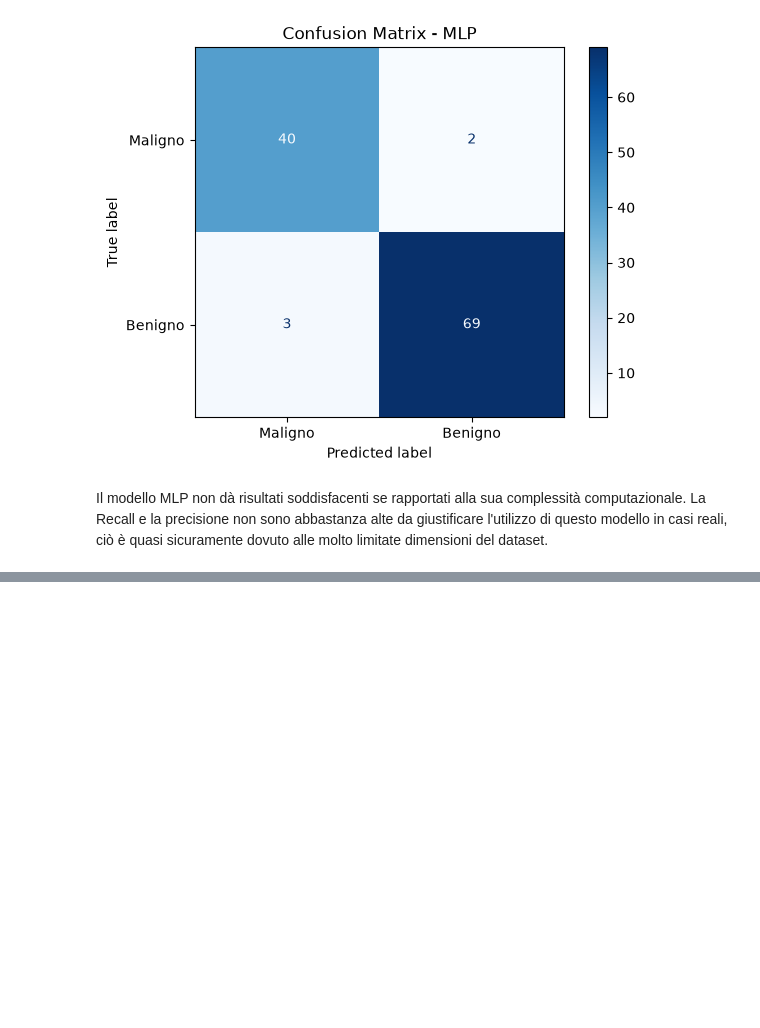
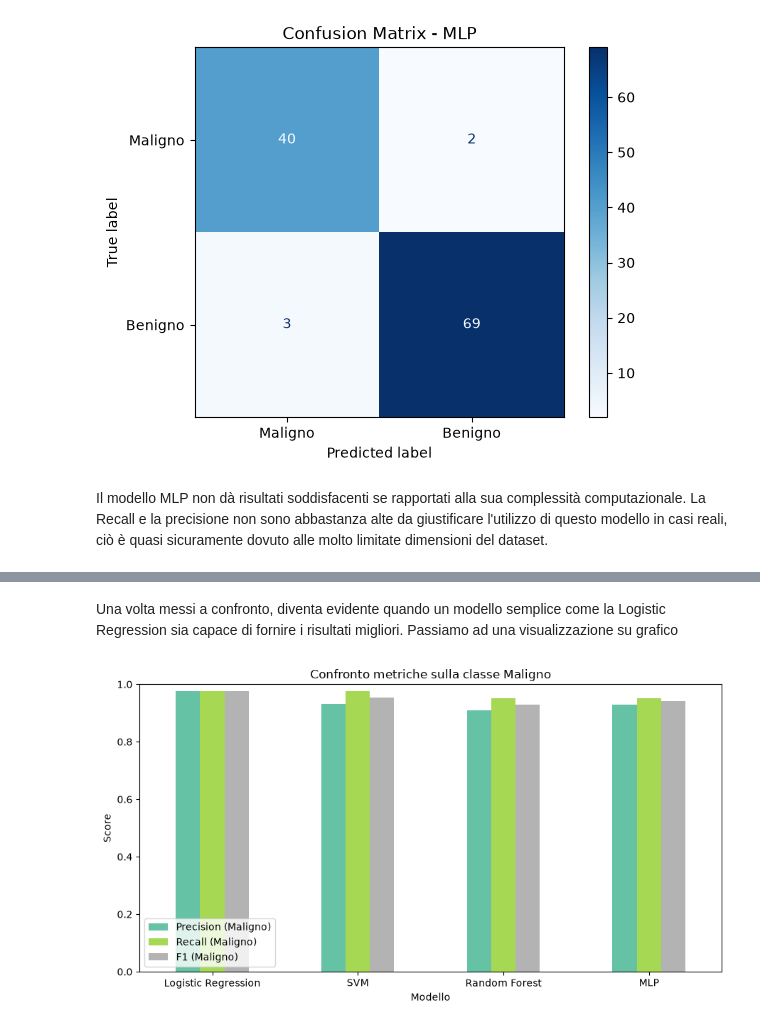
Before and after one commit to JacopoFoschi2/ElaboratoOIAML, a Jupyter notebook: progetto_esame.ipynb, the cells around one changed output, grey strips where cells are left out. Drawn from its saved outputs; the diff is of its cells as text; code cells hidden in the pictures; blank space fills up the shorter version.

```diff
--- a/progetto_esame.ipynb
+++ b/progetto_esame.ipynb
@@ -548,0 +542,23 @@ Avendo finito di creare
+# %%
+from sklearn.metrics import precision_score, recall_score, f1_score
+
+models_preds = {
+    'Logistic Regression': y_pred_logreg,
+    'SVM': y_pred_svm,
+    'Random Forest': y_pred_rf,
+    'MLP': y_pred_mlp,
+}
+
+# pos_label=0 perché nel nostro encoding 0 = Maligno, e vogliamo le metriche
+# calcolate sulla classe di interesse, non la media tra le due classi
+summary = []
+for name, y_pred in models_preds.items():
+    summary.append({
+        'Modello': name,
+        'Precision (Maligno)': precision_score(y_test, y_pred, pos_label=0),
+        'Recall (Maligno)': recall_score(y_test, y_pred, pos_label=0),
+        'F1 (Maligno)': f1_score(y_test, y_pred, pos_label=0),
+    })
+
+summary_df = pd.DataFrame(summary).set_index('Modello')
+summary_df.round(2)
@@ -548,0 +572,12 @@ Avendo finito di creare
+# %% [markdown]
+Una volta messi a confronto, diventa evidente quando un modello semplice come la Logistic Regression sia capace di fornire i risultati migliori. Passiamo ad una visualizzazione su grafico
+# %%
+summary_df.plot(kind='bar', figsize=(9, 5), rot=0, colormap='Set2')
+plt.title('Confronto metriche sulla classe Maligno')
+plt.ylabel('Score')
+plt.ylim(0, 1)
+plt.legend(loc='lower left')
+plt.tight_layout()
+plt.show()
+# %% [output]
+[figure, added]
```
Also changed, not shown: parts of 9 cells of this notebook.
